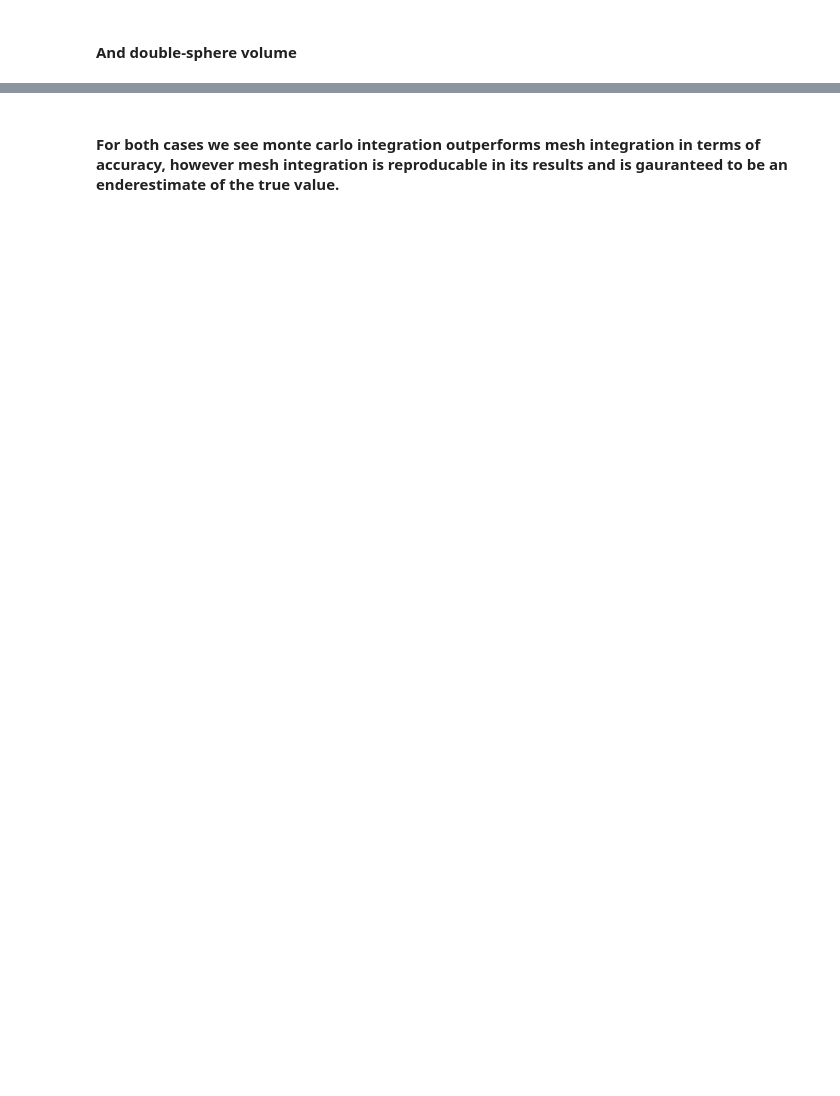
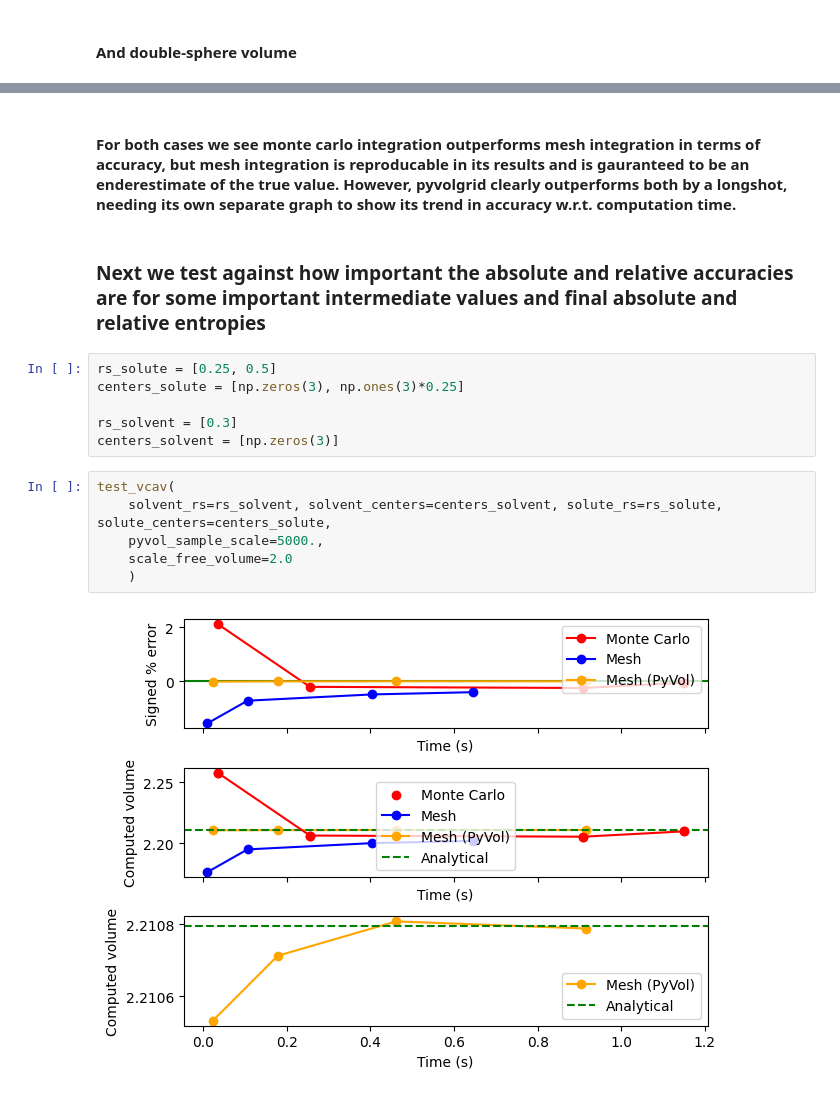
Before and after one commit to benrich37/JDFTxFreeNrg, a Jupyter notebook: testing/view.ipynb, the cells around one changed output, grey strips where cells are left out. Saved outputs shown, nothing was run; the diff lists cells and outputs as text; blank space fills up the shorter version.

```diff
--- a/testing/view.ipynb
+++ b/testing/view.ipynb
@@ -52,2 +37,18 @@ Using 79 theta/phi resolution for PyVista 2 spheres
 # %% [markdown]
-#### For both cases we see monte carlo integration outperforms mesh integration in terms of accuracy, however mesh integration is reproducable in its results and is gauranteed to be an enderestimate of the true value.
+#### For both cases we see monte carlo integration outperforms mesh integration in terms of accuracy, but mesh integration is reproducable in its results and is gauranteed to be an enderestimate of the true value. However, pyvolgrid clearly outperforms both by a longshot, needing its own separate graph to show its trend in accuracy w.r.t. computation time.
+# %% [markdown]
+### Next we test against how important the absolute and relative accuracies are for some important intermediate values and final absolute and relative entropies
+# %%
+rs_solute = [0.25, 0.5]
+centers_solute = [np.zeros(3), np.ones(3)*0.25]
+
+rs_solvent = [0.3]
+centers_solvent = [np.zeros(3)]
+# %%
+test_vcav(
+    solvent_rs=rs_solvent, solvent_centers=centers_solvent, solute_rs=rs_solute, solute_centers=centers_solute,
+    pyvol_sample_scale=5000.,
+    scale_free_volume=2.0
+    )
+# %% [output]
+[figure, added]
```
Also changed, not shown: parts of 9 cells of this notebook, 3 other files.
